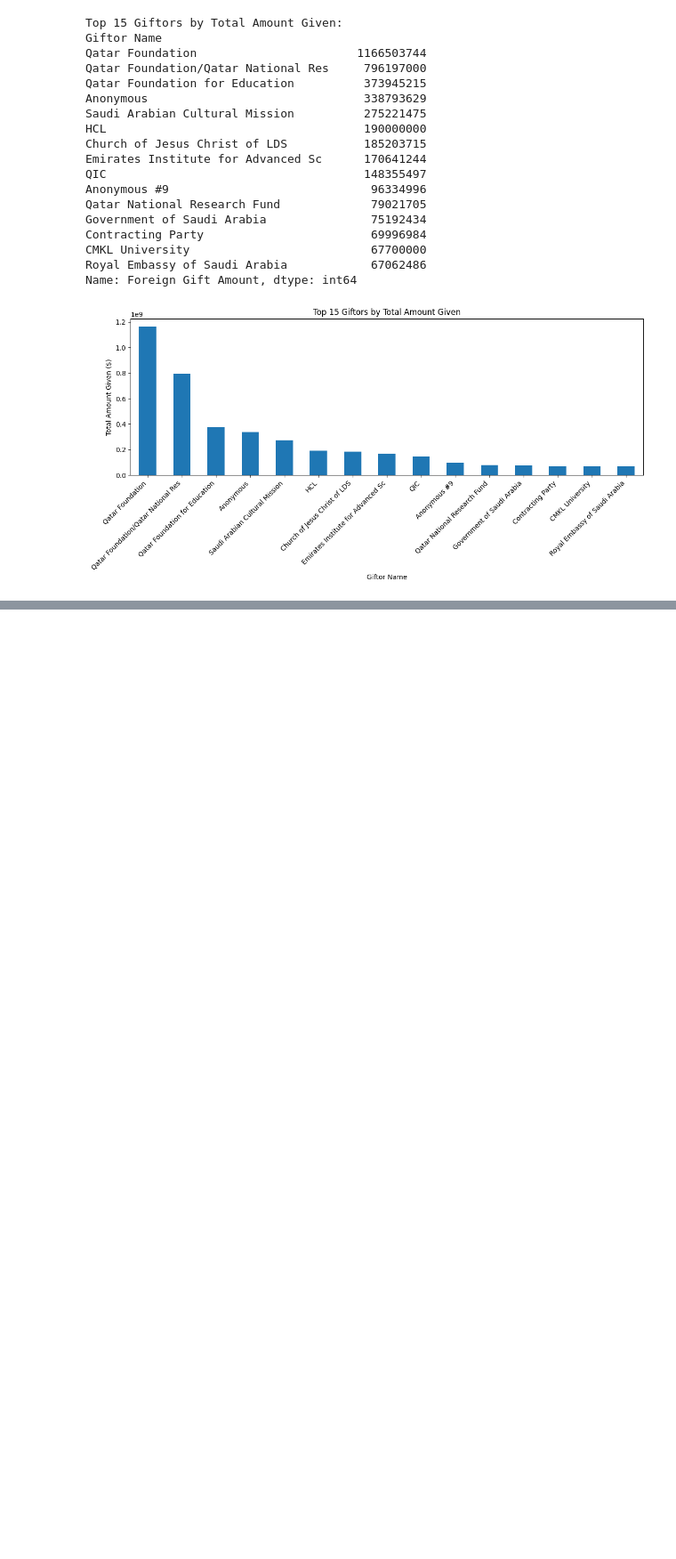
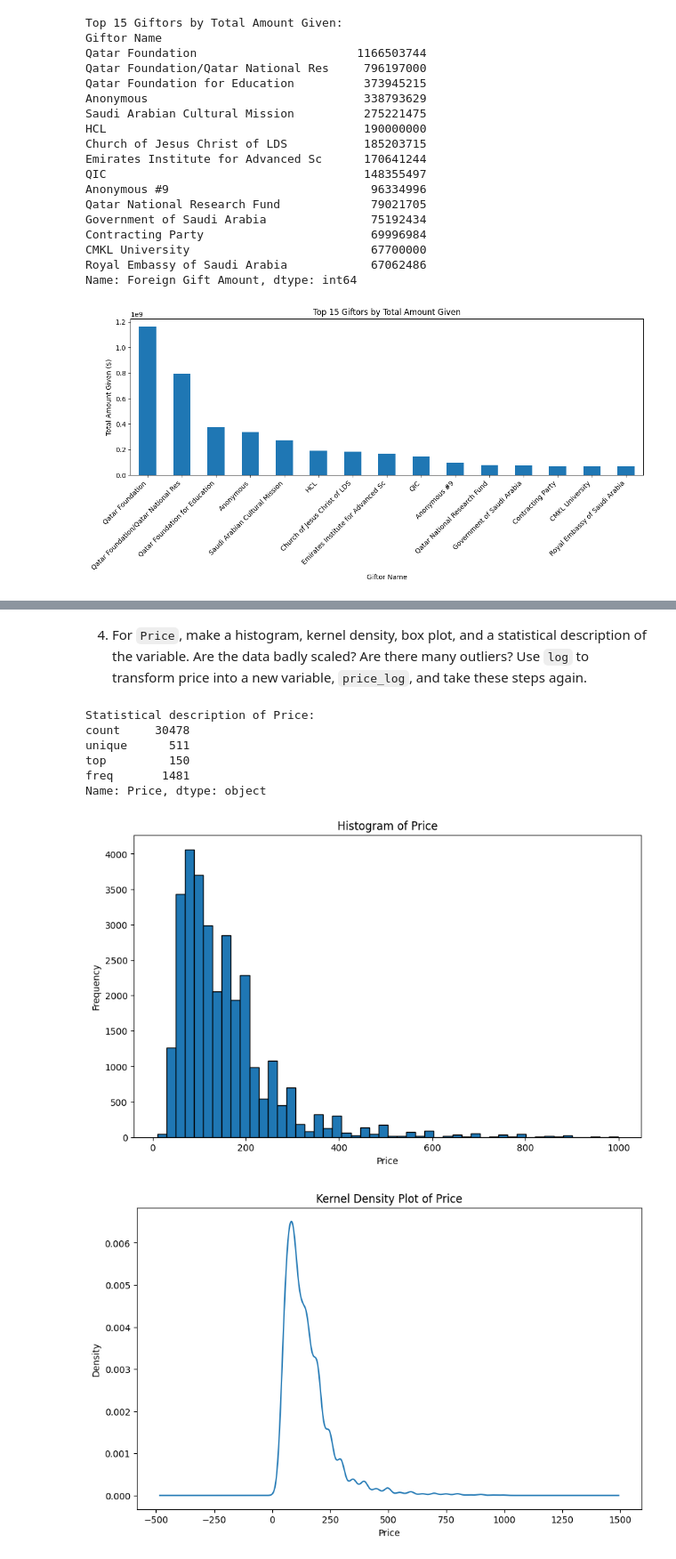
Before and after one commit to elyse-undan/EDA, a Jupyter notebook: assignment/assignment.ipynb, the cells around one changed output, grey strips where cells are left out. Shown at 89% size. Cells and saved outputs as stored; diff of their text form; code cells hidden in the pictures; blank space fills up the shorter version.

```diff
--- a/assignment/assignment.ipynb
+++ b/assignment/assignment.ipynb
@@ -280,0 +276,8 @@ Name: Foreign Gift Amount, dtype: int64
+# %%
+df = pd.read_csv('./data/airbnb_hw.csv')
+
+# describing the variable
+print(df.shape)
+print(df.columns.tolist(), '\n')
+print(df.head(),'\n')
+print(df.describe(),'\n')
@@ -280,0 +345,38 @@ Name: Foreign Gift Amount, dtype: int64
+# %% [markdown]
+4. For `Price`, make a histogram, kernel density, box plot, and a statistical description of the variable. Are the data badly scaled? Are there many outliers? Use `log` to transform price into a new variable, `price_log`, and take these steps again.
+# %%
+# statistical description
+print("Statistical description of Price:")
+print(df['Price'].describe(), '\n')
+df['Price'] = pd.to_numeric(df['Price'], errors='coerce')
+
+# histogram
+plt.figure(figsize=(10, 6))
+plt.hist(df['Price'].dropna(), bins=50, edgecolor='black')
+plt.xlabel('Price')
+plt.ylabel('Frequency')
+plt.title('Histogram of Price')
+plt.show()
+
+# kernel density plot
+plt.figure(figsize=(10, 6))
+df['Price'].dropna().plot(kind='kde')
+plt.xlabel('Price')
+plt.title('Kernel Density Plot of Price')
+plt.show()
+
+# box plot
+plt.figure(figsize=(10, 6))
+plt.boxplot(df['Price'].dropna())
+plt.ylabel('Price')
+plt.title('Box Plot of Price')
+plt.show()
+# %% [output]
+Statistical description of Price:
+count     30478
+unique      511
+top         150
+freq       1481
+Name: Price, dtype: object
+[figure, added]
+[figure, added]
```
Also changed, not shown: parts of 29 cells of this notebook.
